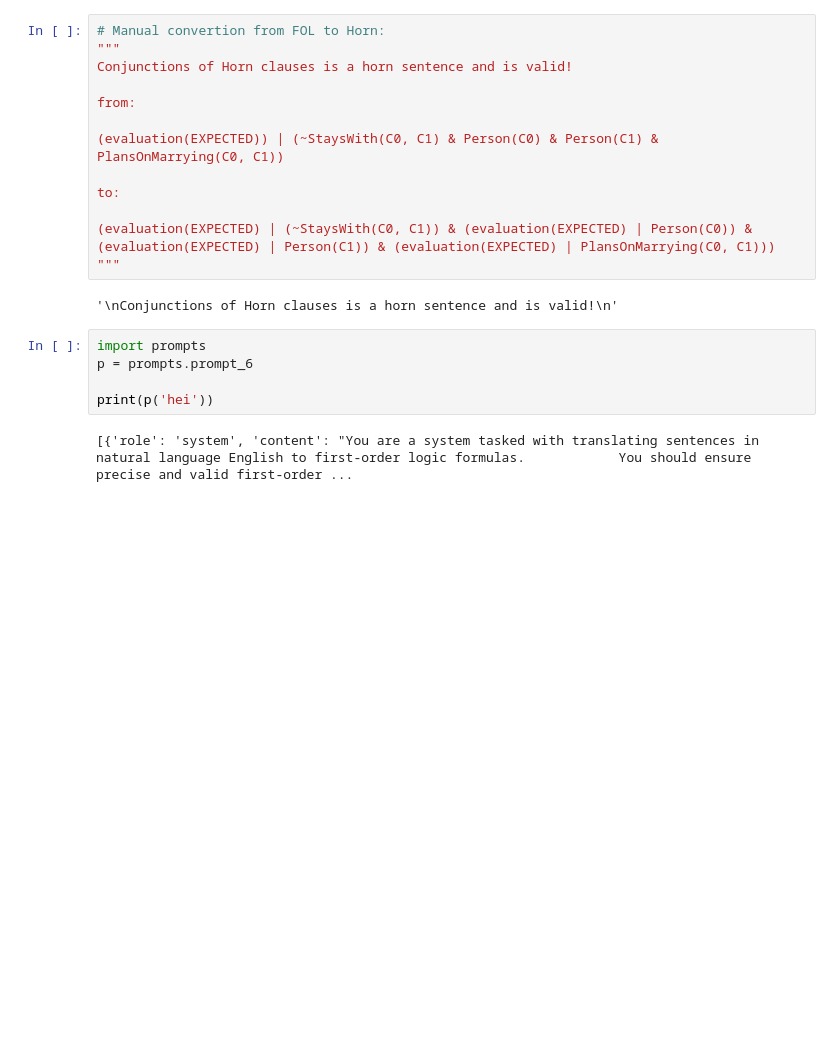
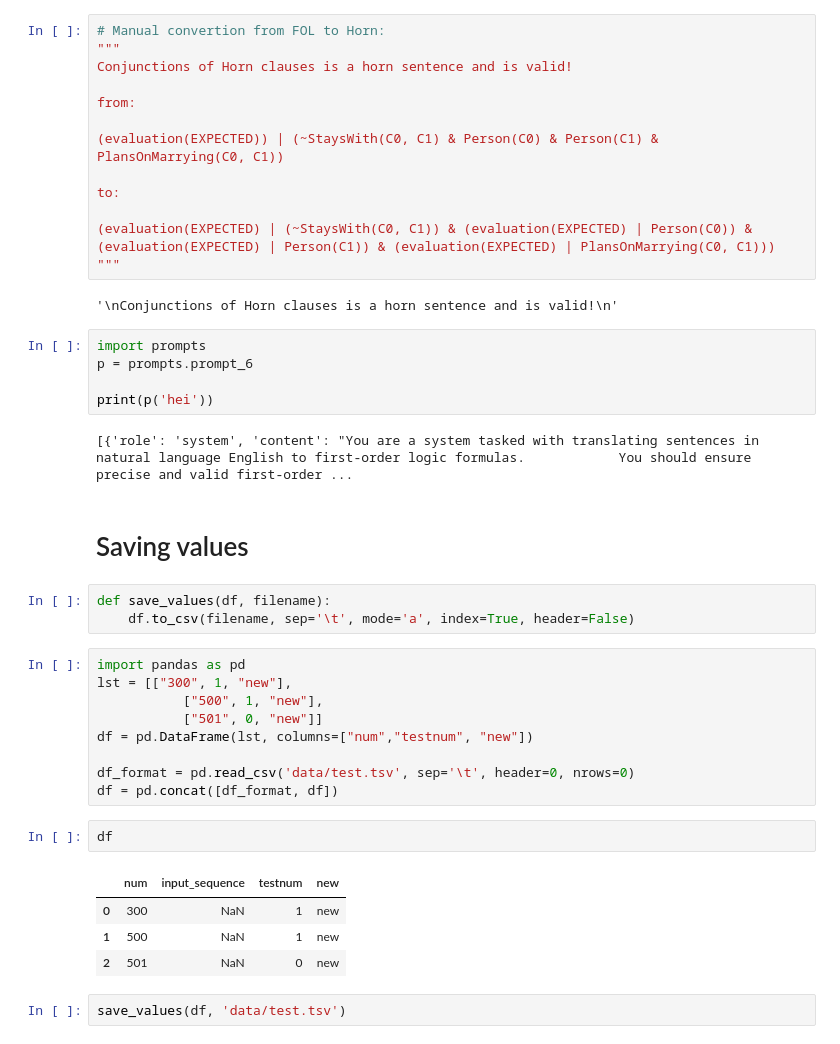
Before and after one commit to emmabjor/nl-horn-master, a Jupyter notebook: fol-horn-verifier-testing.ipynb, the cells around one changed output. Cells and saved outputs as stored; diff of their text form; blank space fills up the shorter version.

Commit message:
💩 Data frame saving testing

```diff
--- a/fol-horn-verifier-testing.ipynb
+++ b/fol-horn-verifier-testing.ipynb
@@ -507,3 +507,26 @@ p = prompts.prompt_6
 print(p('hei'))
 # %% [output]
 [{'role': 'system', 'content': "You are a system tasked with translating sentences in natural language English to first-order logic formulas.            You should ensure precise and valid first-order ...
+# %% [markdown]
+# Saving values
+# %%
+def save_values(df, filename):
+    df.to_csv(filename, sep='\t', mode='a', index=True, header=False)
+# %%
+import pandas as pd
+lst = [["300", 1, "new"],
+           ["500", 1, "new"],
+           ["501", 0, "new"]]
+df = pd.DataFrame(lst, columns=["num","testnum", "new"])
+
+df_format = pd.read_csv('data/test.tsv', sep='\t', header=0, nrows=0)
+df = pd.concat([df_format, df])
+# %%
+df
+# %% [output]
+|  | num | input_sequence | testnum | new |
+| 0 | 300 | NaN | 1 | new |
+| 1 | 500 | NaN | 1 | new |
+| 2 | 501 | NaN | 0 | new |
+# %%
+save_values(df, 'data/test.tsv')
```
Also changed, not shown: 1 other file.
